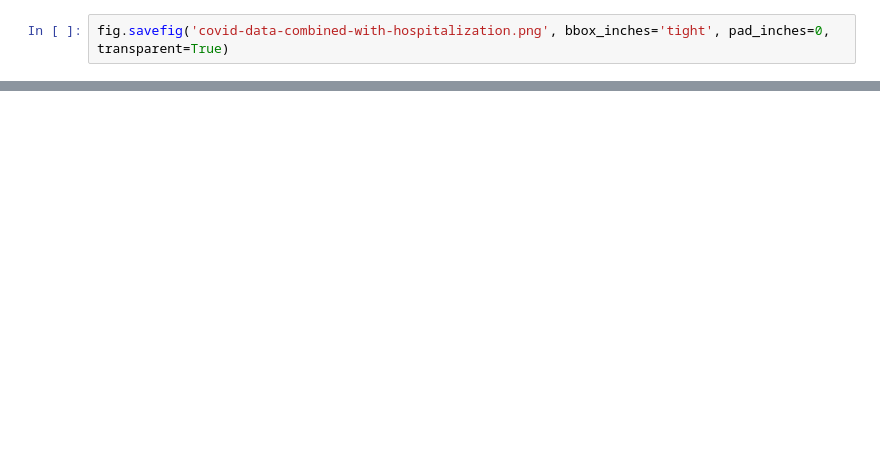
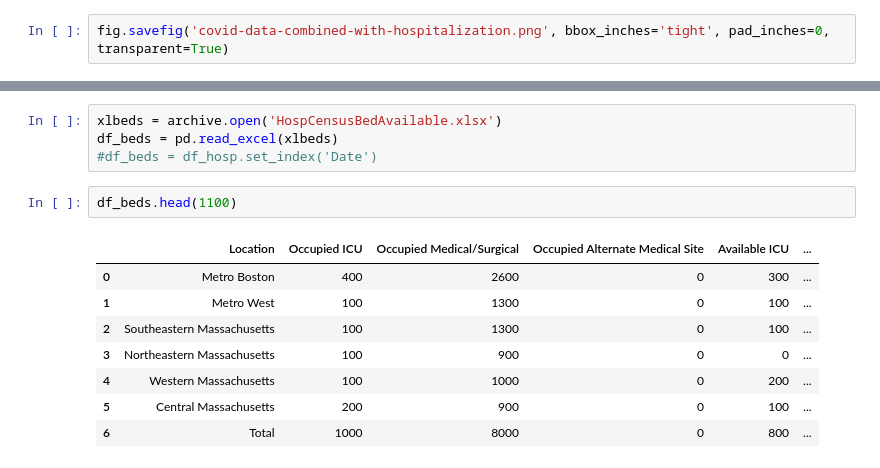
Before and after one commit to 2n3906/covid19-dataviz, a Jupyter notebook: notebooks/MWRA Viral RNA New Dataset.ipynb, the cells around one changed output, grey strips where cells are left out. Cells and saved outputs as stored; diff of their text form; blank space fills up the shorter version.

```diff
--- a/notebooks/MWRA Viral RNA New Dataset.ipynb
+++ b/notebooks/MWRA Viral RNA New Dataset.ipynb
@@ -96,0 +114,15 @@ fig.savefig('covid-data-combined-with-hospitalization.png', bbox_inches='tight',
+# %%
+xlbeds = archive.open('HospCensusBedAvailable.xlsx')
+df_beds = pd.read_excel(xlbeds)
+#df_beds = df_hosp.set_index('Date')
+# %%
+df_beds.head(1100)
+# %% [output]
+|  | Location | Occupied ICU | Occupied Medical/Surgical | Occupied Alternate Medical Site | Available ICU | ... |
+| 0 | Metro Boston | 400 | 2600 | 0 | 300 | ... |
+| 1 | Metro West | 100 | 1300 | 0 | 100 | ... |
+| 2 | Southeastern Massachusetts | 100 | 1300 | 0 | 100 | ... |
+| 3 | Northeastern Massachusetts | 100 | 900 | 0 | 0 | ... |
+| 4 | Western Massachusetts | 100 | 1000 | 0 | 200 | ... |
+| 5 | Central Massachusetts | 200 | 900 | 0 | 100 | ... |
+| 6 | Total | 1000 | 8000 | 0 | 800 | ... |
```
Also changed, not shown: parts of 5 cells of this notebook, 4 other files.
